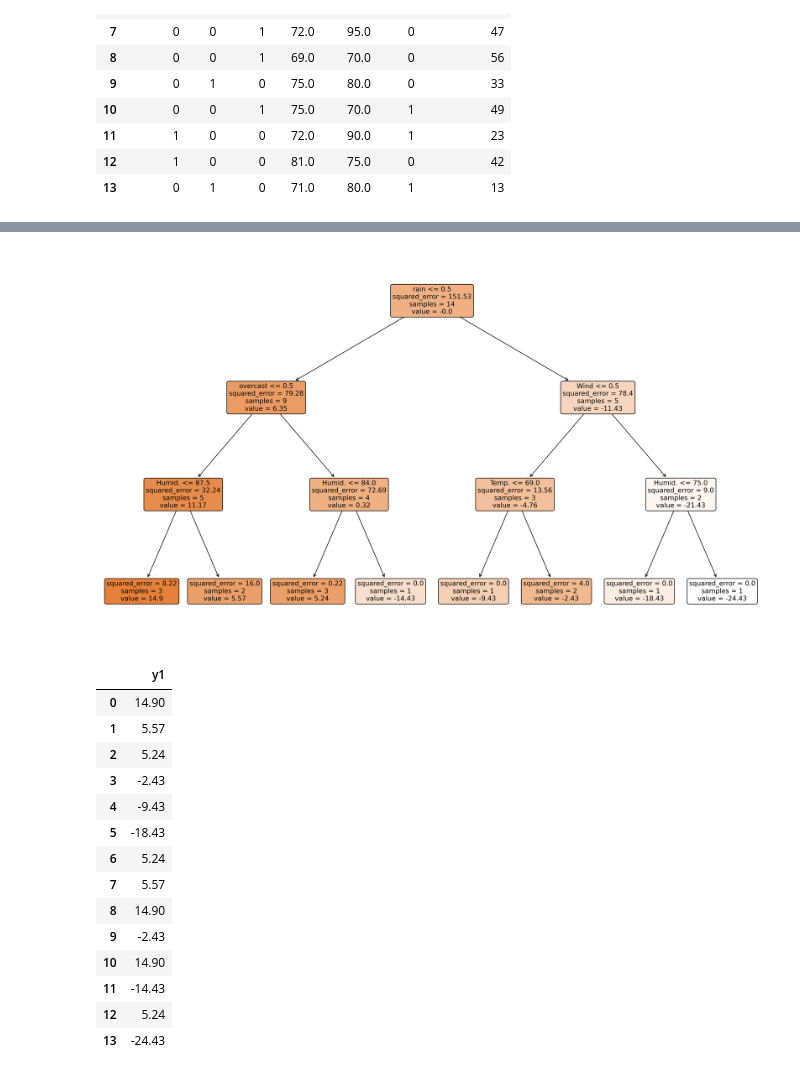
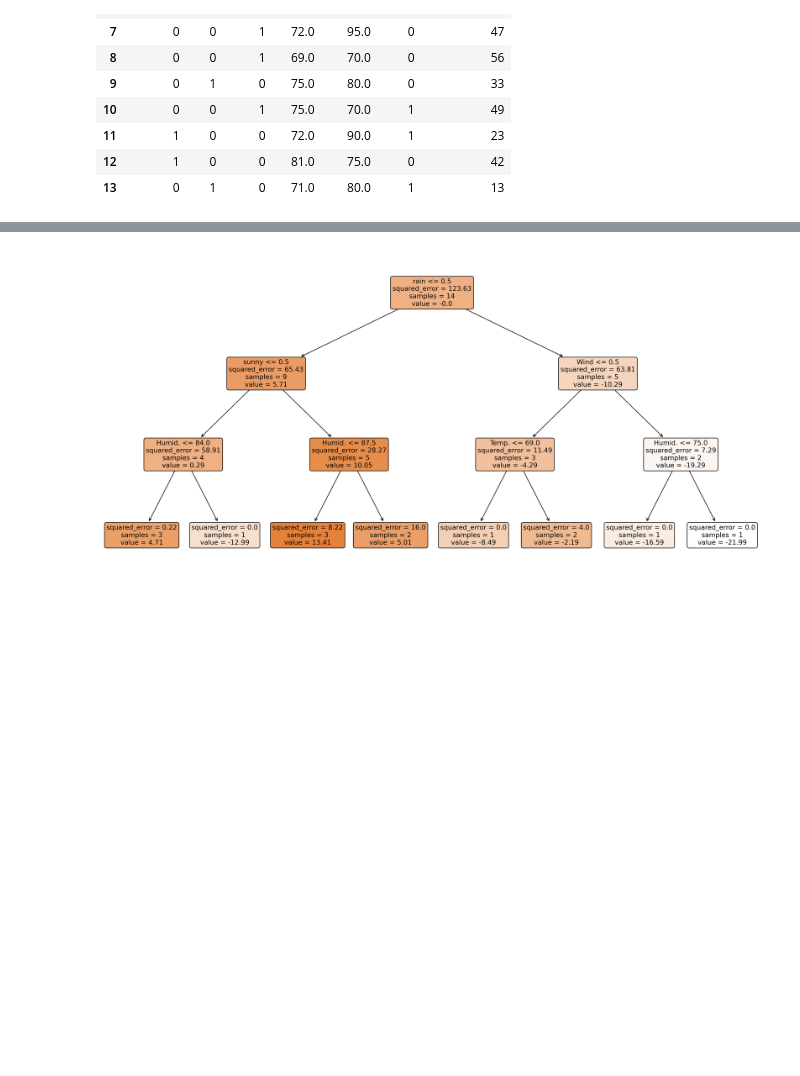
Before and after one commit to getpeped/Projects, a Jupyter notebook: yellow_taxi_trip_records/medium.ipynb, the cells around one changed output, grey strips where cells are left out. Drawn from its saved outputs; the diff is of its cells as text; code cells hidden in the pictures; blank space fills up the shorter version.

```diff
--- a/yellow_taxi_trip_records/medium.ipynb
+++ b/yellow_taxi_trip_records/medium.ipynb
@@ -95,40 +95,35 @@ Name: Num_Players, dtype: float64
 # %%
 from sklearn.tree import DecisionTreeRegressor
 from sklearn.tree import plot_tree
 import matplotlib.pyplot as plt
 
-reg = DecisionTreeRegressor(criterion='squared_error', max_depth=3, random_state=44)
+reg = DecisionTreeRegressor(criterion='squared_error', max_depth=3)
 reg.fit(X_train, r1)
 y1 = reg.predict(X_train)
+y0.round(2)
 
-plt.figure(figsize=(20, 12), dpi=300)
+F1 = y0 + 0.1 * y1
+F1.round(2)
+
+r2 = y_train - F1
+r2
+
+reg = DecisionTreeRegressor(criterion='squared_error', max_depth=3)
+reg.fit(X_train, r2)
+
+plt.figure(figsize=(20, 10), dpi=300)
 plot_tree(
     reg,
     feature_names = X_train.columns,
     filled = True,
     rounded = True,
     precision = 2
 )
 plt.show()
 
-pd.DataFrame(y1, columns=['y1']).round(2)
+# pd.DataFrame(y1, columns=['y1']).round(2)
 # %% [output]
-[figure, old version]
+[figure, new version]
-|  | y1 |
-| 0 | 14.90 |
-| 1 | 5.57 |
-| 2 | 5.24 |
-| 3 | -2.43 |
-| 4 | -9.43 |
-| 5 | -18.43 |
-| 6 | 5.24 |
-| 7 | 5.57 |
-| 8 | 14.90 |
-| 9 | -2.43 |
-| 10 | 14.90 |
-| 11 | -14.43 |
-| 12 | 5.24 |
-| 13 | -24.43 |
 # %%
 from sklearn.tree import plot_tree
 import matplotlib.pyplot as plt
```
Also changed, not shown: parts of 1 cell of this notebook.
